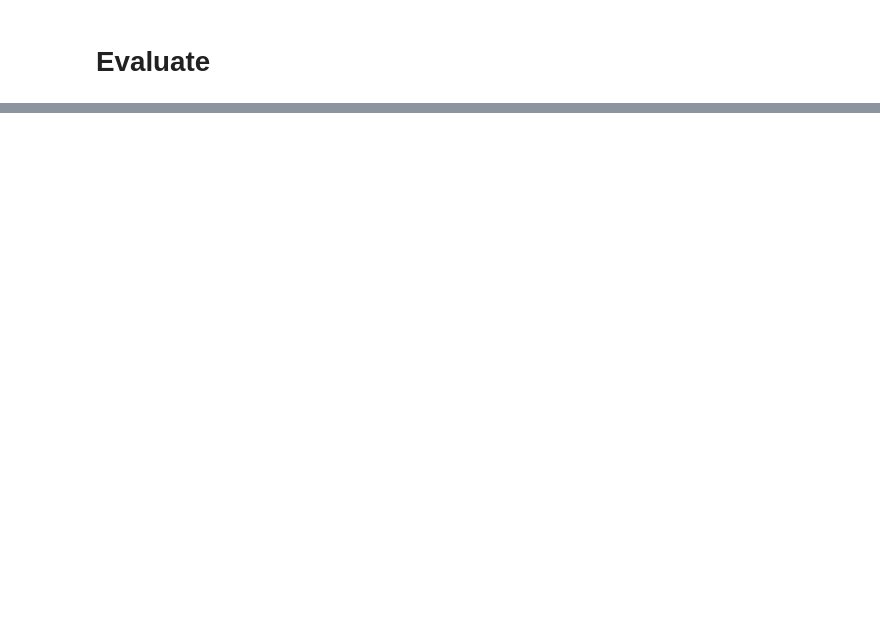
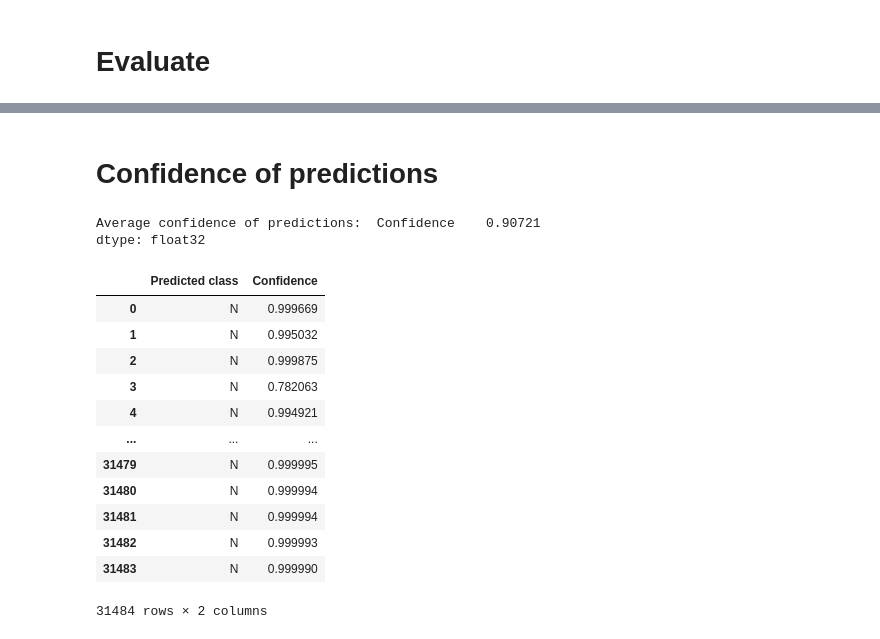
Before and after one commit to eleonora11sala/AI-project, a Jupyter notebook: BinaryDeepLearning.ipynb, the cells around one changed output, grey strips where cells are left out. Cells and saved outputs as stored; diff of their text form; code cells hidden in the pictures; blank space fills up the shorter version.

Commit message:
Add confidence on deeplearning

```diff
--- a/BinaryDeepLearning.ipynb
+++ b/BinaryDeepLearning.ipynb
@@ -23,7 +23,7 @@ Mounted at /content/drive
 # %% [markdown]
 # Pre processing
 # %%
-folder_path = f"/content/drive/MyDrive/AI-project/128"
+folder_path = f"/content/drive/MyDrive/AI-project/signal_no_artifacts/128"
 
 # List all files in the folder
 file_names = [file for file in os.listdir(folder_path) if file.endswith('_128.csv')]
@@ -41,7 +41,7 @@ for file_name in file_names:
     list_128.append(data)
     all_data = pd.concat([all_data, data], ignore_index=True)
 # %%
-folder_path = f"/content/drive/MyDrive/AI-project/250"
+folder_path = f"/content/drive/MyDrive/AI-project/signal_no_artifacts/250"
 
 # List all files in the folder
 file_names = [file for file in os.listdir(folder_path) if file.endswith('_250.csv')]
@@ -322,2 +309,32 @@ dtype: float32
 # %%
 model.save("/content/drive/MyDrive/AI-project/binary_model_seed_394_CM_88_85.h5")
+# %% [markdown]
+# Confidence of predictions
+# %%
+#Compute confidence
+max_pred = np.argmax(y_predi,axis=1)
+classes=pd.DataFrame(data=max_pred,columns=['Predicted class'])
+label_remapping = {0:'N', 1: 'notN'}
+classes['Predicted class']=classes['Predicted class'].replace(label_remapping)
+
+prob=pd.DataFrame(data=np.take_along_axis(y_predi, np.expand_dims(max_pred, axis=-1), axis=-1),columns=['Confidence'])
+conf=pd.concat([classes,prob],axis=1)
+
+print("Average confidence of predictions: ", prob.sum()/len(prob))
+conf
+# %% [output]
+Average confidence of predictions:  Confidence    0.90721
+dtype: float32
+|  | Predicted class | Confidence |
+| 0 | N | 0.999669 |
+| 1 | N | 0.995032 |
+| 2 | N | 0.999875 |
+| 3 | N | 0.782063 |
+| 4 | N | 0.994921 |
+| ... | ... | ... |
+| 31479 | N | 0.999995 |
+| 31480 | N | 0.999994 |
+| 31481 | N | 0.999994 |
+| 31482 | N | 0.999993 |
+| 31483 | N | 0.999990 |
+31484 rows × 2 columns
```
Also changed, not shown: parts of 3 cells of this notebook, 1 other file.
